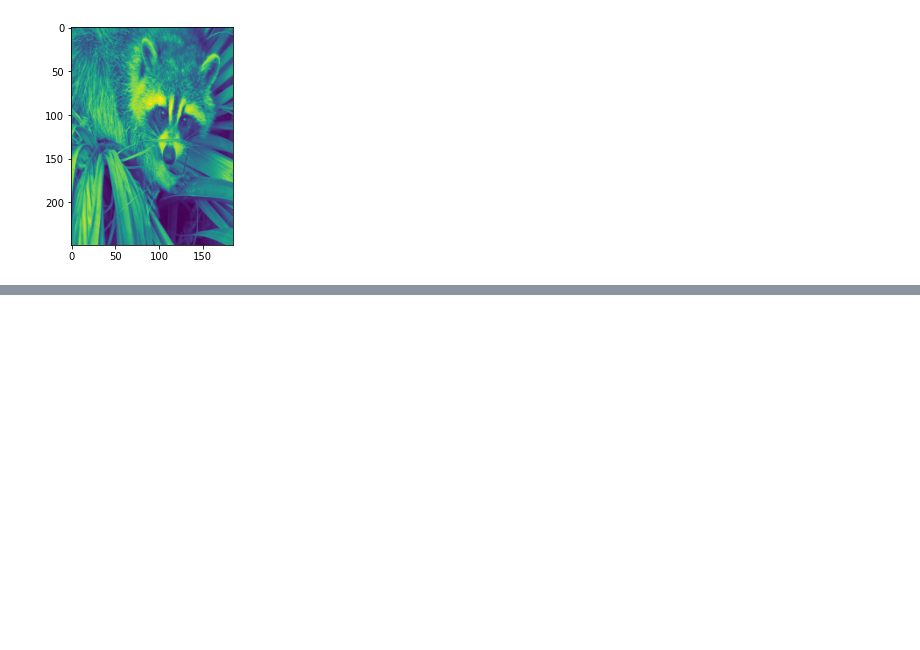
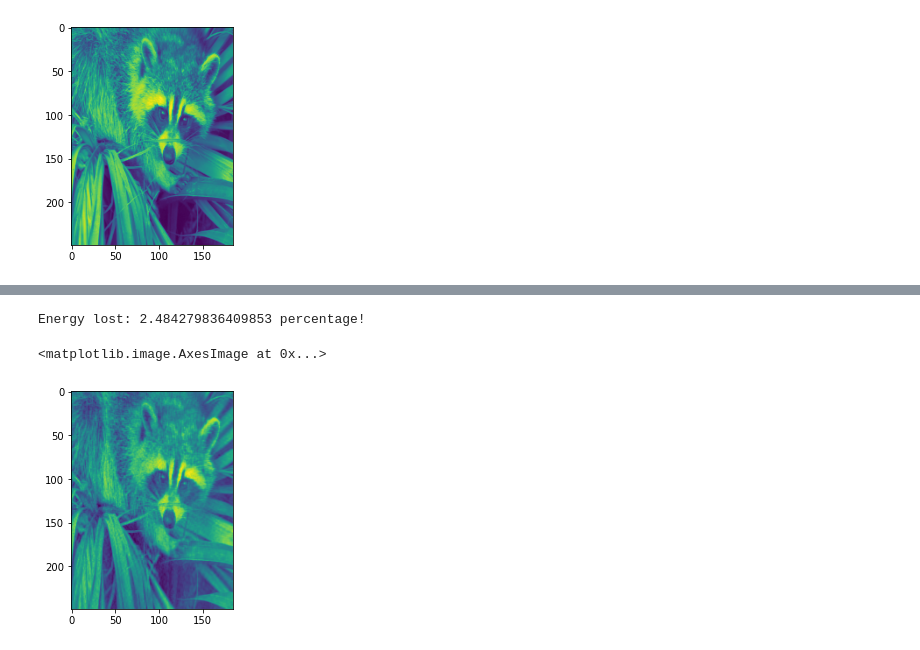
Before and after one commit to mlcms-SS22-Group-A/mlcms-SS22-Group-A, a Jupyter notebook: task_1.ipynb, the cells around one changed output, grey strips where cells are left out. Drawn from its saved outputs; the diff is of its cells as text; code cells hidden in the pictures; blank space fills up the shorter version.

```diff
--- a/task_1.ipynb
+++ b/task_1.ipynb
@@ -130,0 +155,9 @@ plt.imshow(face_resized)
+# %%
+# approximate using 50 principal components
+face_resized_centered_approx_50 = approximate_pca(face_resized_centered, 50)
+print("Energy lost:", get_energy_loss(face_resized_centered_approx_all, 50) * 100, "percentage!")
+plt.imshow(face_resized_centered_approx_50)
+# %% [output]
+Energy lost: 2.484279836409853 percentage!
+<matplotlib.image.AxesImage at 0x...>
+[figure, added]
```
Also changed, not shown: parts of 7 cells of this notebook, 1 other file.
